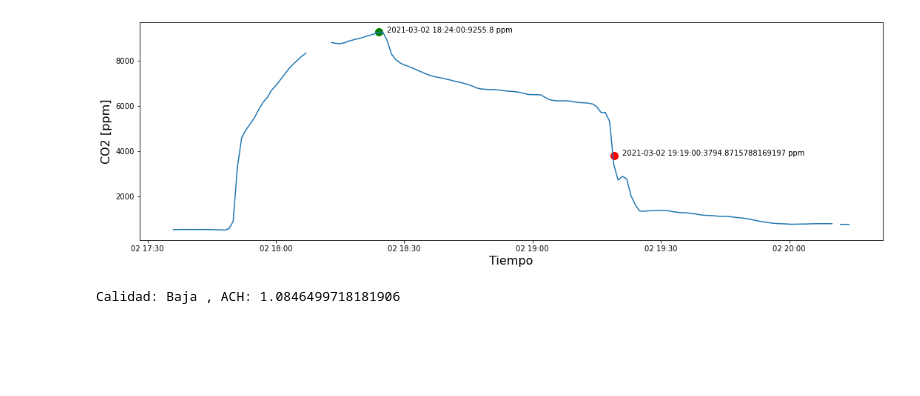
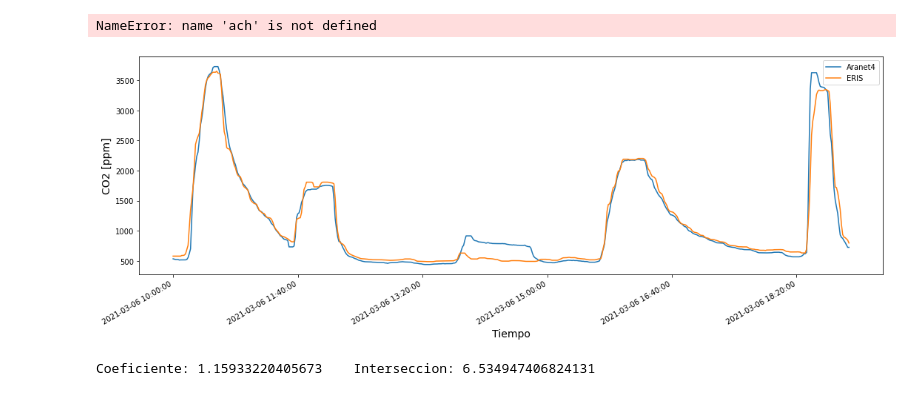
Before and after one commit to JoseSalamancaCoy/Air_flow_indoor, a Jupyter notebook: Experimentos/Dispositivo/Plantilla.ipynb, the cells around one changed output. Drawn from its saved outputs; the diff is of its cells as text; code cells hidden in the pictures; blank space fills up the shorter version.

```diff
--- a/Experimentos/Dispositivo/Plantilla.ipynb
+++ b/Experimentos/Dispositivo/Plantilla.ipynb
@@ -28,6 +7,10 @@ import numpy as np
-# %%
-time  =['2021-03-01 15:30:00','2021-03-02 17:00:00','2021-03-02 17:00:00','2021-03-02 20:14:00','2021-03-02 20:14:00', '2021-03-02 20:30:00']
-calidad = ach.ACH('../Datos/ERIS_S8_1.csv',time)
-# %% [output]
-[figure, removed]
-Calidad: Baja , ACH: 1.0846499718181906
+# %%
+data1 = ach.calibracion(['../Datos/aranet1.csv','../Datos/ERIS_S8_1.csv'],'2021-03-06 15:00:00','2021-03-06 19:20:00')
+#data = ach.calibracion(['../Datos/aranet1.csv','../Datos/ERIS_SCD30_1.csv'],'2021-03-06 16:10:00','2021-03-06 17:20:00')
+# %% [output]
+NameError: name 'ach' is not defined
+# %%
+data2 = ach.calibracion(['../Datos/aranet1.csv','../Datos/ERIS_S8_2.csv'],'2021-03-06 10:00:00','2021-03-06 19:20:00')
+# %% [output]
+[figure, added]
+Coeficiente: 1.15933220405673    Interseccion: 6.534947406824131
```
Also changed, not shown: parts of 12 cells of this notebook, 6 other files.
